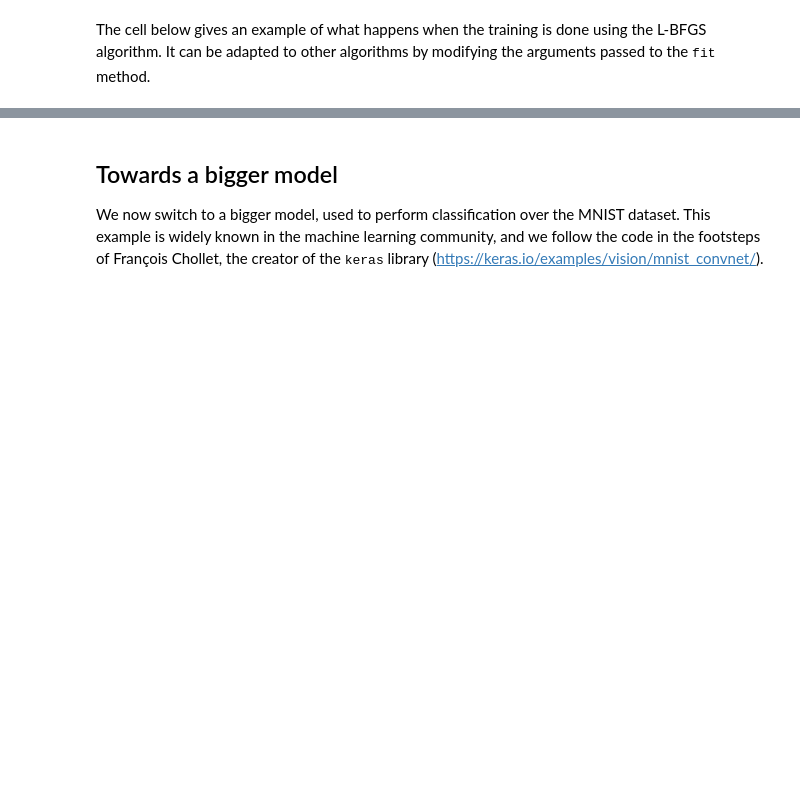
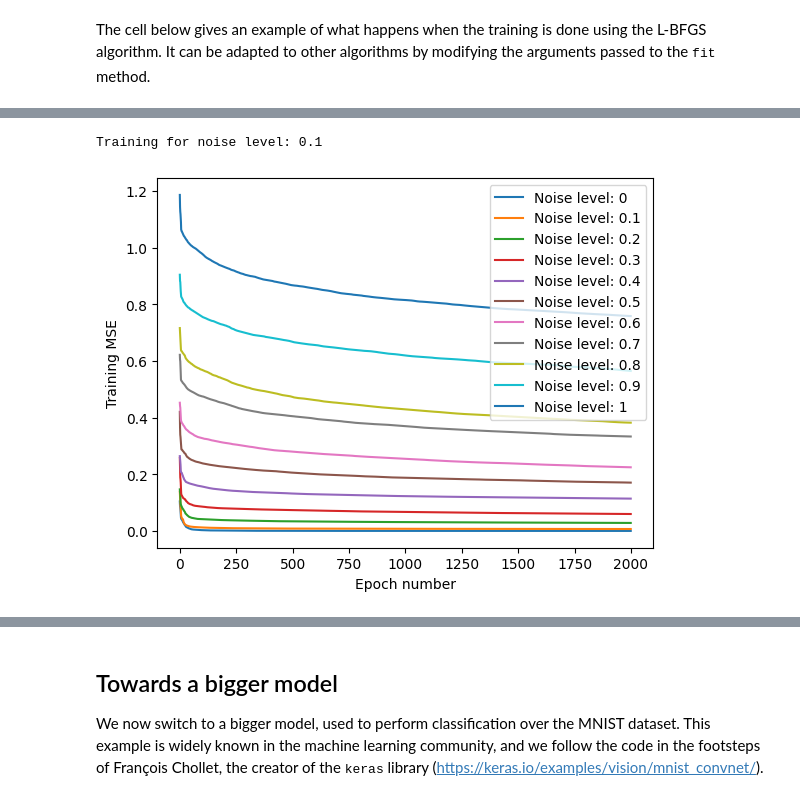
Before and after one commit to bischoff-m/kul-anndl-ss24, a Jupyter notebook: ex1/session1.ipynb, the cells around one changed output, grey strips where cells are left out. Saved outputs shown, nothing was run; the diff lists cells and outputs as text; code cells hidden in the pictures; blank space fills up the shorter version.

```diff
--- a/ex1/session1.ipynb
+++ b/ex1/session1.ipynb
@@ -271,3 +337,43 @@ Test error: 5.764786328654736e-05
+# %%
+noise_levels = {0, 0.1, 0.2, 0.3, 0.4, 0.5, 0.6, 0.7, 0.8, 0.9, 1}
+noise_store = Store('noise_level.pkl')
+new_noise_levels = noise_levels - set(noise_store.keys())
+to_remove = set(noise_store.keys()) - noise_levels
+for key in to_remove:
+	del noise_store[key]
+
+# if results_file.exists():
+# 	with open('noise_level.pkl', 'rb') as f:
+# 		results = defaultdict(list, pickle.load(f))
+# 	new_noise_levels = noise_levels - set(results.keys())
+# 	to_remove = set(results.keys()) - noise_levels
+# 	for key in to_remove:
+# 		del results[key]
+# 	if to_remove:
+# 		with open('noise_level.pkl', 'wb') as f:
+# 			pickle.dump(dict(results), f)
+# else:
+# 	results = defaultdict(list)
+# 	new_noise_levels = noise_levels
+
+for noise in new_noise_levels:
+	print(f'Training for noise level: {noise}')
+	z_noisy = z + noise * torch.randn(mesh_size, mesh_size)
+	y_train = z_noisy.ravel()
+	net = Net3L(50, 50)
+	noise_store[noise] = net.fit(x_train, y_train, torch.optim.LBFGS(net.parameters(), lr=1, max_iter=1, line_search_fn='strong_wolfe'), 1600, 2000)
+
+plt.figure()
+plt.xlabel('Epoch number')
+plt.ylabel('Training MSE')
+for noise, loss_list in sorted(noise_store.items(), key=lambda x: x[0]):
+	plt.plot(loss_list, label=f'Noise level: {noise}')
+plt.legend()
+plt.savefig(FIGURE_PATH / 'ex1_noise-level.pdf', bbox_inches='tight')
+plt.show()
+# %% [output]
+Training for noise level: 0.1
+[figure, added]
 # %%
 # Example with a list of optimizers (running this cell takes ~5min with the default parameters)
 net = Net3L(50, 50)
```
Also changed, not shown: parts of 13 cells of this notebook, 11 other files.
